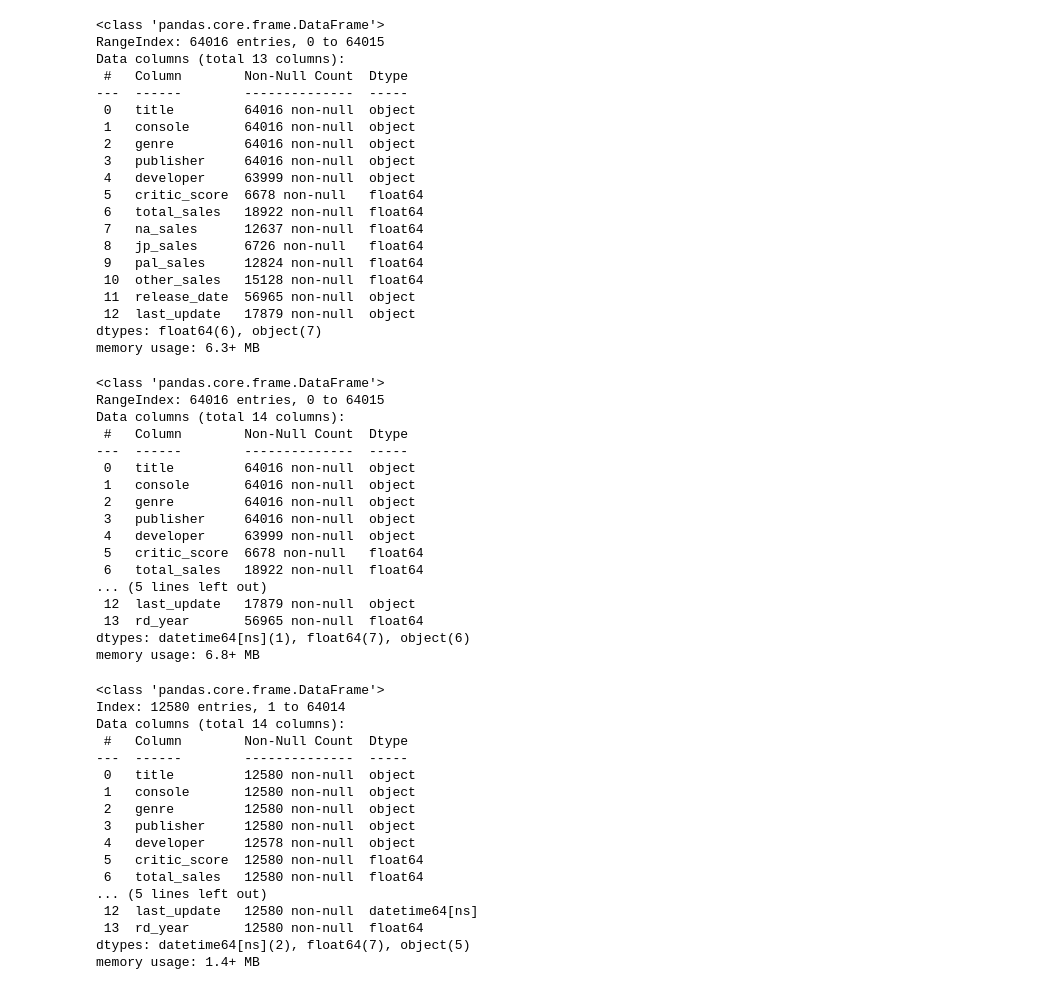
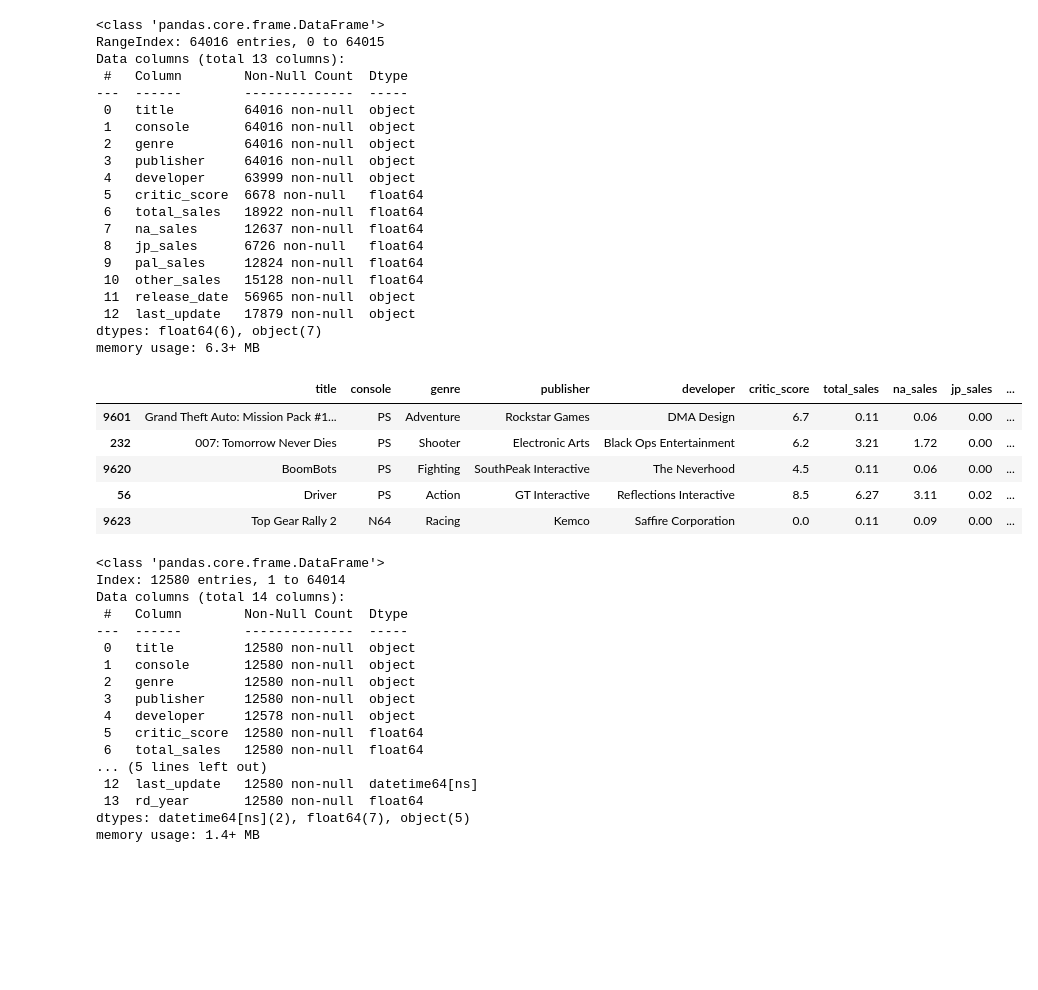
Before and after one commit to SoultySprings/PyProjects, a Jupyter notebook: VideoGameSales/videoGamesDataAnalysis.ipynb, the cells around one changed output. Cells and saved outputs as stored; diff of their text form; code cells hidden in the pictures; blank space fills up the shorter version.

```diff
--- a/VideoGameSales/videoGamesDataAnalysis.ipynb
+++ b/VideoGameSales/videoGamesDataAnalysis.ipynb
@@ -32,61 +31,18 @@ dtypes: float64(6), object(7)
 memory usage: 6.3+ MB
 # %%
 dfN['release_date'] = pd.to_datetime(dfN['release_date'], errors="coerce")
-# dfN['last_update'] = pd.to_datetime(dfN['last_update'], errors="coerce")
-# dfN['total_sales'] = pd.to_numeric(dfN['total_sales'], errors="coerce")
-# dfN['na_sales'] = pd.to_numeric(dfN['na_sales'], errors="coerce")
-# dfN['jp_sales'] = pd.to_numeric(dfN['jp_sales'], errors="coerce")
-# dfN['pal_sales'] = pd.to_numeric(dfN['pal_sales'], errors="coerce")
-# dfN['other_sales'] = pd.to_numeric(dfN['other_sales'], errors="coerce")
-# dfN['critic_score'] = pd.to_numeric(dfN['critic_score'], errors="coerce")
-# dfN['last_update'].fillna('None', inplace = True)
-# dfN['total_sales'].fillna('None', inplace = True)
-# dfN['na_sales'].fillna('None', inplace = True)
-# dfN['jp_sales'].fillna('None', inplace = True)
-# dfN['pal_sales'].fillna('None', inplace = True)
-# dfN['other_sales'].fillna('None', inplace = True)
-# dfN['critic_score'].fillna('None', inplace = True)
-# dfN['developer'].fillna('None', inplace = True)
-#
-#
-#
+
 dfN['rd_year'] = dfN['release_date'].dt.year
-dfN75_84 = dfN[dfN['rd_year'].astype('str').str.contains('1975|1976|1977|1978|1979|1980|1981|1982|1983|1984')].copy()
-dfN85_94 = dfN[dfN['rd_year'].astype('str').str.contains('1985|1986|1987|1988|1989|1990|1991|1992|1993|1994')].copy()
-dfN95_04 = dfN[dfN['rd_year'].astype('str').str.contains('1995|1996|1997|1998|1999|2000|2001|2002|2003|2004')].copy()
-dfN05_14 = dfN[dfN['rd_year'].astype('str').str.contains('2005|2006|2007|2008|2009|2010|2011|2012|2013|2014')].copy()
-dfN15_24 = dfN[dfN['rd_year'].astype('str').str.contains('2015|2016|2017|2018|2019|2020|2021|2022|2023|2024')].copy()
-# # dfNUpdates = dfN[dfN['last_update'].astype('str') != ].copy()
-#
-# # print(dfN75_84.info())
-# # print(dfN85_94.info())
-# # print(dfN95_04.info())
-# # print(dfN05_14.info())
-# # print(dfN15_24.info())
-# dfN['release_date'].fillna('None', inplace = True)
-# dfN['rd_year'].fillna('None', inplace = True)
-# dfN.info()
-#
-# dfN.to_csv('vgchartzBetter.csv')
-dfN.info()
+dfN75_00 = dfN[dfN['rd_year'].astype('str').str.contains('1975|1976|1977|1978|1979|1980|1981|1982|1983|1984|1985|1986|1987|1988|1989|1990|1991|1992|1993|1994|1995|1996|1997|1998|1999')].copy()
+dfN01_25 = dfN[dfN['rd_year'].astype('str').str.contains('2000|2001|2002|2003|2004|2005|2006|2007|2008|2009|2010|2011|2012|2013|2014|2015|2016|2017|2018|2019|2020|2021|2022|2023|2024|2025|')].copy()
+dfN75_00.sort_values(by='rd_year', ascending=True).tail(5)
 # %% [output]
-<class 'pandas.core.frame.DataFrame'>
-RangeIndex: 64016 entries, 0 to 64015
-Data columns (total 14 columns):
- #   Column        Non-Null Count  Dtype
----  ------        --------------  -----
- 0   title         64016 non-null  object
- 1   console       64016 non-null  object
- 2   genre         64016 non-null  object
- 3   publisher     64016 non-null  object
- 4   developer     63999 non-null  object
- 5   critic_score  6678 non-null   float64
- 6   total_sales   18922 non-null  float64
-... (5 lines left out)
- 12  last_update   17879 non-null  object
- 13  rd_year       56965 non-null  float64
-dtypes: datetime64[ns](1), float64(7), object(6)
-memory usage: 6.8+ MB
+|  | title | console | genre | publisher | developer | critic_score | total_sales | na_sales | jp_sales | ... |
+| 9601 | Grand Theft Auto: Mission Pack #1... | PS | Adventure | Rockstar Games | DMA Design | 6.7 | 0.11 | 0.06 | 0.00 | ... |
+| 232 | 007: Tomorrow Never Dies | PS | Shooter | Electronic Arts | Black Ops Entertainment | 6.2 | 3.21 | 1.72 | 0.00 | ... |
+| 9620 | BoomBots | PS | Fighting | SouthPeak Interactive | The Neverhood | 4.5 | 0.11 | 0.06 | 0.00 | ... |
+| 56 | Driver | PS | Action | GT Interactive | Reflections Interactive | 8.5 | 6.27 | 3.11 | 0.02 | ... |
+| 9623 | Top Gear Rally 2 | N64 | Racing | Kemco | Saffire Corporation | 0.0 | 0.11 | 0.09 | 0.00 | ... |
 # %%
 dfN['release_date'] = pd.to_datetime(dfN['release_date'], errors="coerce")
 dfN['last_update'] = pd.to_datetime(dfN['last_update'], errors="coerce")
```
Also changed, not shown: parts of 12 cells of this notebook.
